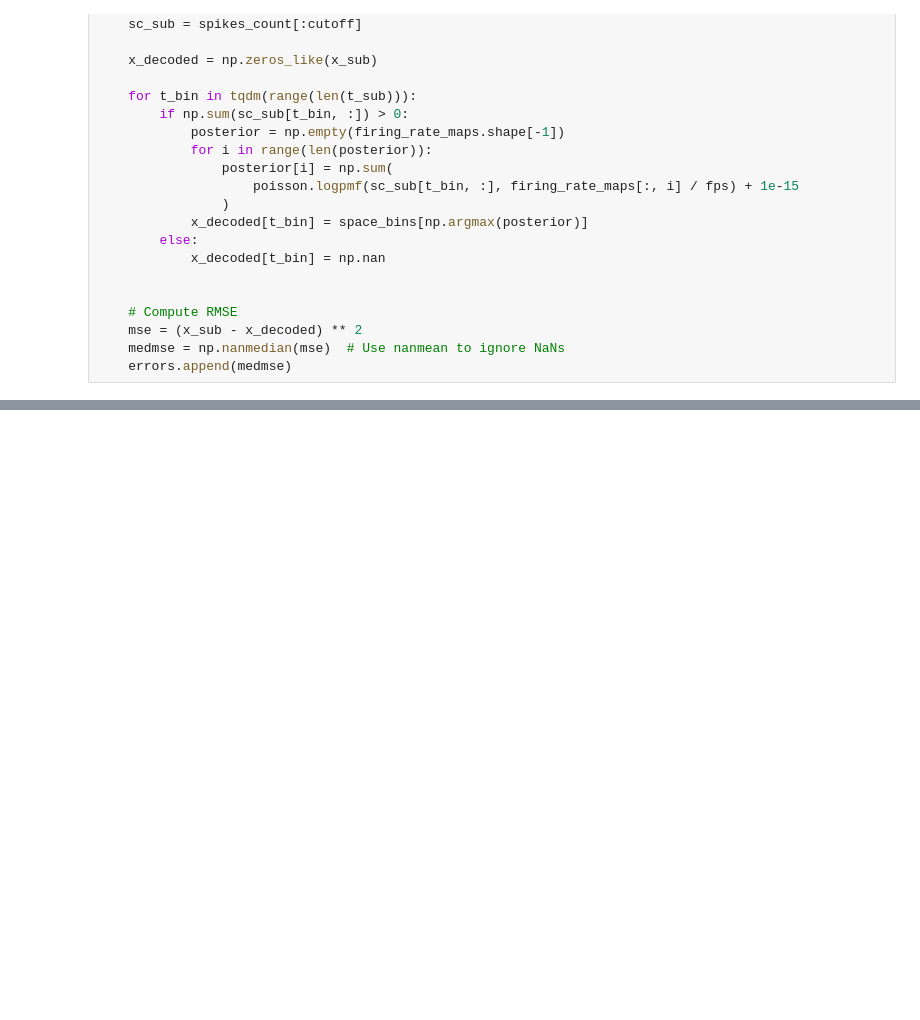
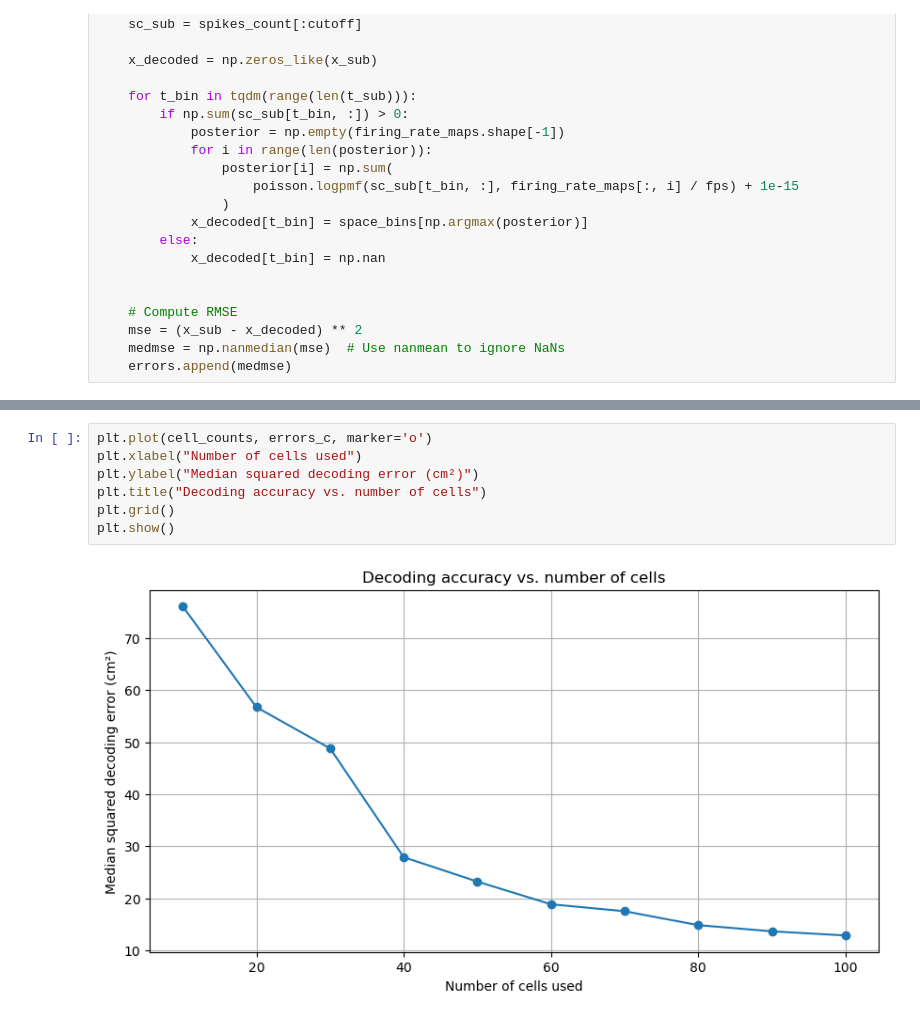
Before and after one commit to pschristodoulou/NRA, a Jupyter notebook: Bayes_Decoding/exercises.ipynb, the cells around one changed output, grey strips where cells are left out. Saved outputs shown, nothing was run; the diff lists cells and outputs as text; blank space fills up the shorter version.

```diff
--- a/Bayes_Decoding/exercises.ipynb
+++ b/Bayes_Decoding/exercises.ipynb
@@ -193,0 +216,9 @@ plt.legend()
+# %%
+plt.plot(cell_counts, errors_c, marker='o')
+plt.xlabel("Number of cells used")
+plt.ylabel("Median squared decoding error (cm²)")
+plt.title("Decoding accuracy vs. number of cells")
+plt.grid()
+plt.show()
+# %% [output]
+[figure, added]
```
Also changed, not shown: parts of 9 cells of this notebook.
